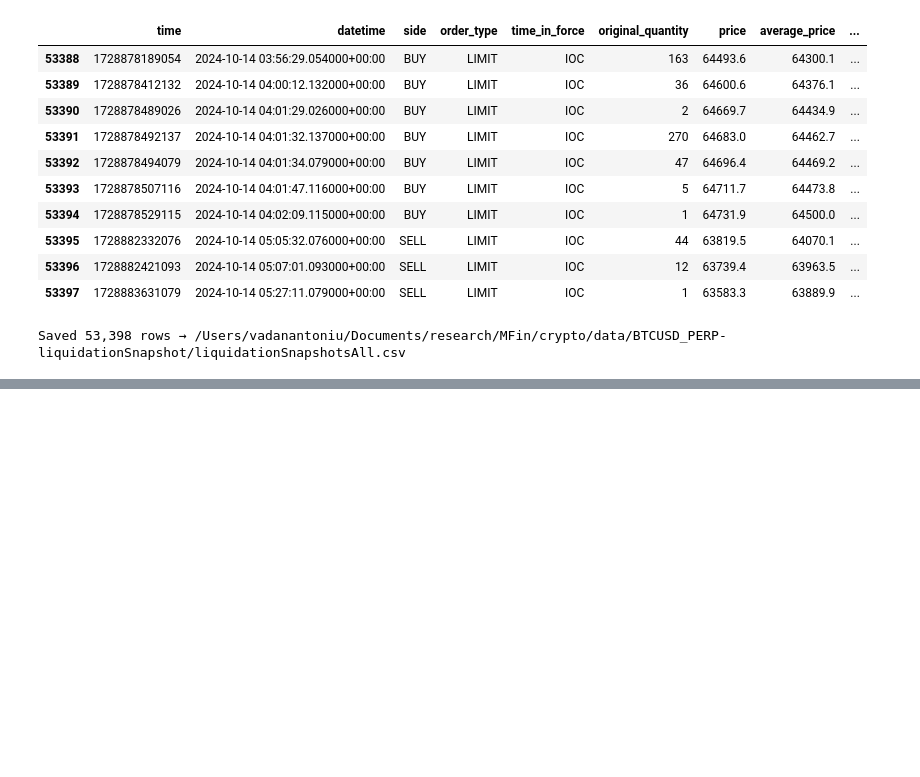
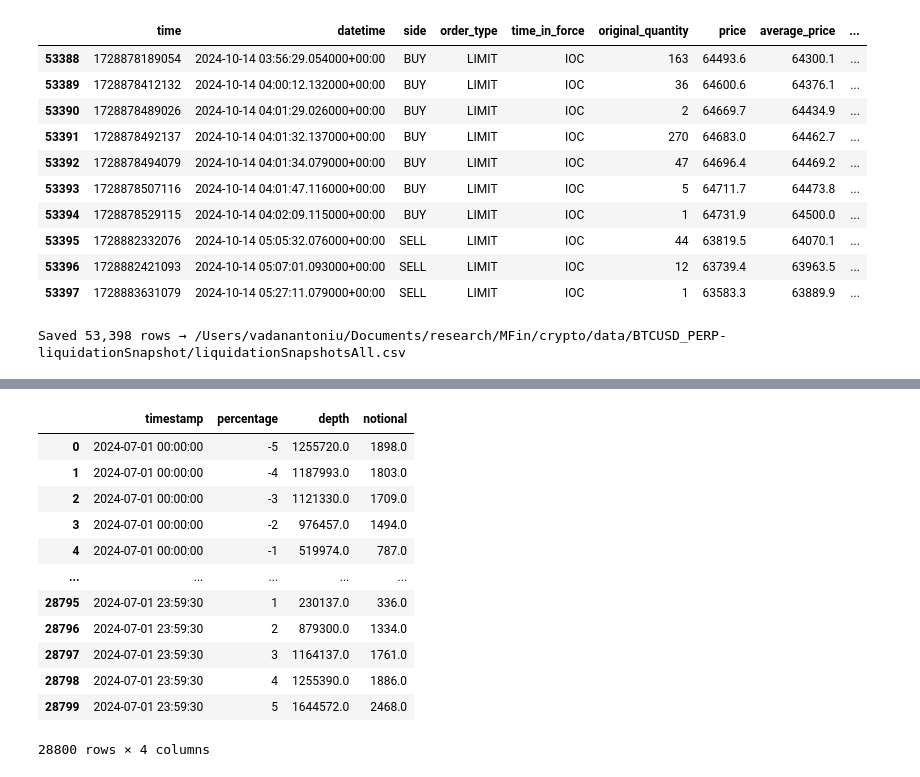
Before and after one commit to antoniuvadan/crypto-research, a Jupyter notebook: data.ipynb, the cells around one changed output, grey strips where cells are left out. Cells and saved outputs as stored; diff of their text form; code cells hidden in the pictures; blank space fills up the shorter version.

```diff
--- a/data.ipynb
+++ b/data.ipynb
@@ -306,0 +241,17 @@ Saved 53,398 rows → /Users/vadanantoniu/Documents/research/MFin/crypto/data/BT
+# %%
+book_depth_path = data_path / 'BTCUSD_PERP-bookDepth-2024-07-01.csv'
+book_depth = pd.read_csv(book_depth_path)
+# %% [output]
+|  | timestamp | percentage | depth | notional |
+| 0 | 2024-07-01 00:00:00 | -5 | 1255720.0 | 1898.0 |
+| 1 | 2024-07-01 00:00:00 | -4 | 1187993.0 | 1803.0 |
+| 2 | 2024-07-01 00:00:00 | -3 | 1121330.0 | 1709.0 |
+| 3 | 2024-07-01 00:00:00 | -2 | 976457.0 | 1494.0 |
+| 4 | 2024-07-01 00:00:00 | -1 | 519974.0 | 787.0 |
+| ... | ... | ... | ... | ... |
+| 28795 | 2024-07-01 23:59:30 | 1 | 230137.0 | 336.0 |
+| 28796 | 2024-07-01 23:59:30 | 2 | 879300.0 | 1334.0 |
+| 28797 | 2024-07-01 23:59:30 | 3 | 1164137.0 | 1761.0 |
+| 28798 | 2024-07-01 23:59:30 | 4 | 1255390.0 | 1886.0 |
+| 28799 | 2024-07-01 23:59:30 | 5 | 1644572.0 | 2468.0 |
+28800 rows × 4 columns
```
Also changed, not shown: parts of 13 cells of this notebook, 2 other files.
